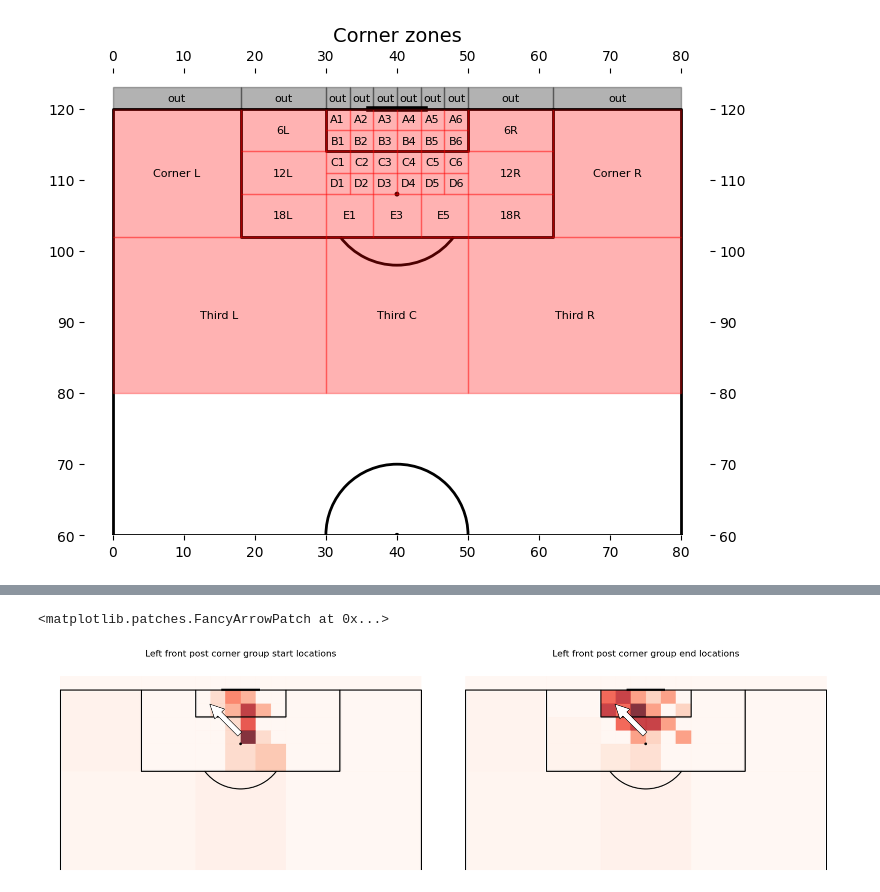
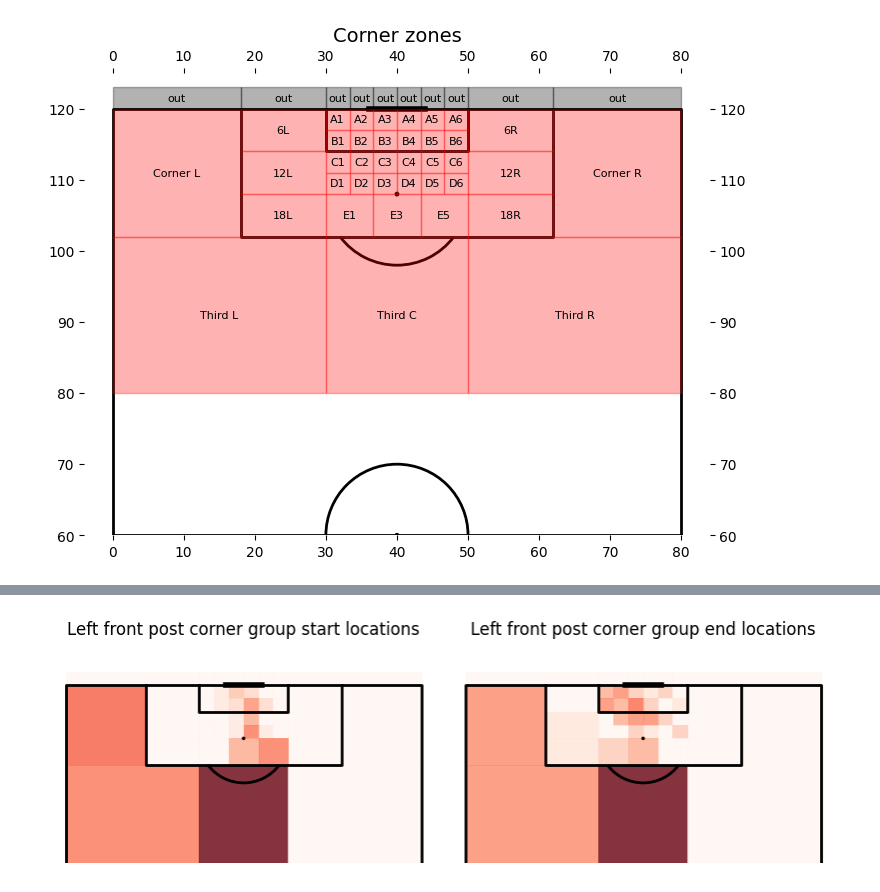
Before and after one commit to gsheir/arsenal_corners, a Jupyter notebook: corner_analysis.ipynb, the cells around one changed output, grey strips where cells are left out. Saved outputs shown, nothing was run; the diff lists cells and outputs as text; code cells hidden in the pictures.

Commit message:
add heatmap for locations per role

```diff
--- a/corner_analysis.ipynb
+++ b/corner_analysis.ipynb
@@ -231,7 +231,7 @@ def plot_corner_heatmap(
             )
 
     ax.set_ylim(80, 125)
-    ax.set_title(title, fontsize=16, color="black", pad=20)
+    ax.set_title(title, color="black", pad=20)
 # %%
 left_corners = corners[corners["Side"] == "Left"]
 right_corners = corners[corners["Side"] == "Right"]
@@ -314,49 +316,26 @@ left_front_post_players_end_counts["Density"] = (
     )
 )
 # %%
-fig, ax = plt.subplots(ncols=2, figsize=(20, 8), constrained_layout=True)
+fig, ax = plt.subplots(ncols=2, figsize=(8, 4), constrained_layout=True)
 
 plot_corner_heatmap(
     left_front_post_players_start_counts,
     col_name="Start location",
-    metric_col_name="Density",
+    metric_col_name="Count",
     all_zones=all_zones,
     title="Left front post corner group start locations",
     ax=ax[0],
     label=False,
 )
 
 plot_corner_heatmap(
     left_front_post_players_end_counts,
     col_name="End location",
-    metric_col_name="Density",
+    metric_col_name="Count",
     all_zones=all_zones,
     title="Left front post corner group end locations",
     ax=ax[1],
     label=False,
 )
-
-arrow = FancyArrowPatch(
-    (40, 110),
-    (33, 117),
-    mutation_scale=50,
-    facecolor="white",
-    linewidth=1,
-    edgecolor="black",
-    zorder=5,
-)
-ax[0].add_patch(arrow)
-
-arrow_2 = FancyArrowPatch(
-    (40, 110),
-    (33, 117),
-    mutation_scale=50,
-    facecolor="white",
-    linewidth=1,
-    edgecolor="black",
-    zorder=5,
-)
-ax[1].add_patch(arrow_2)
 # %% [output]
-<matplotlib.patches.FancyArrowPatch at 0x...>
-[figure, old version]
+[figure, new version]
```
Also changed, not shown: parts of 10 cells of this notebook, 1 other file.
